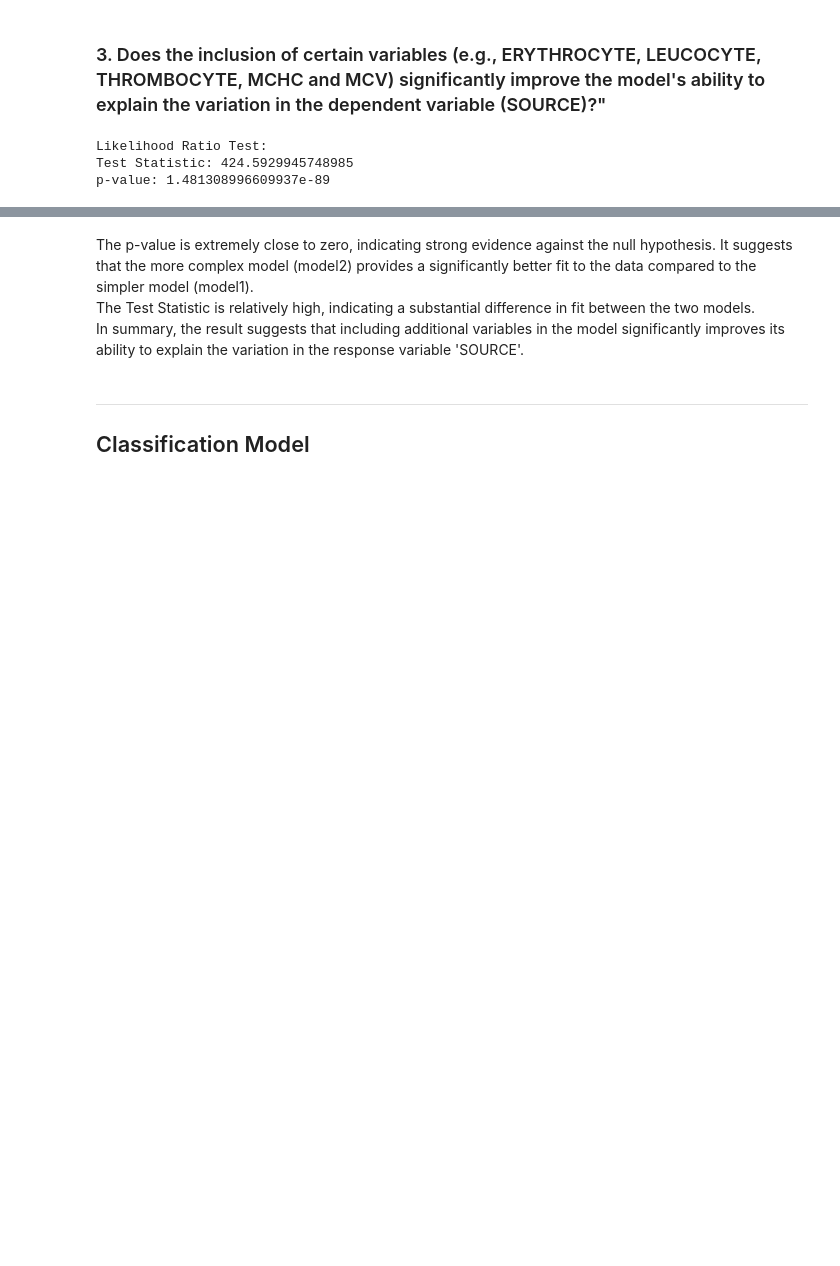
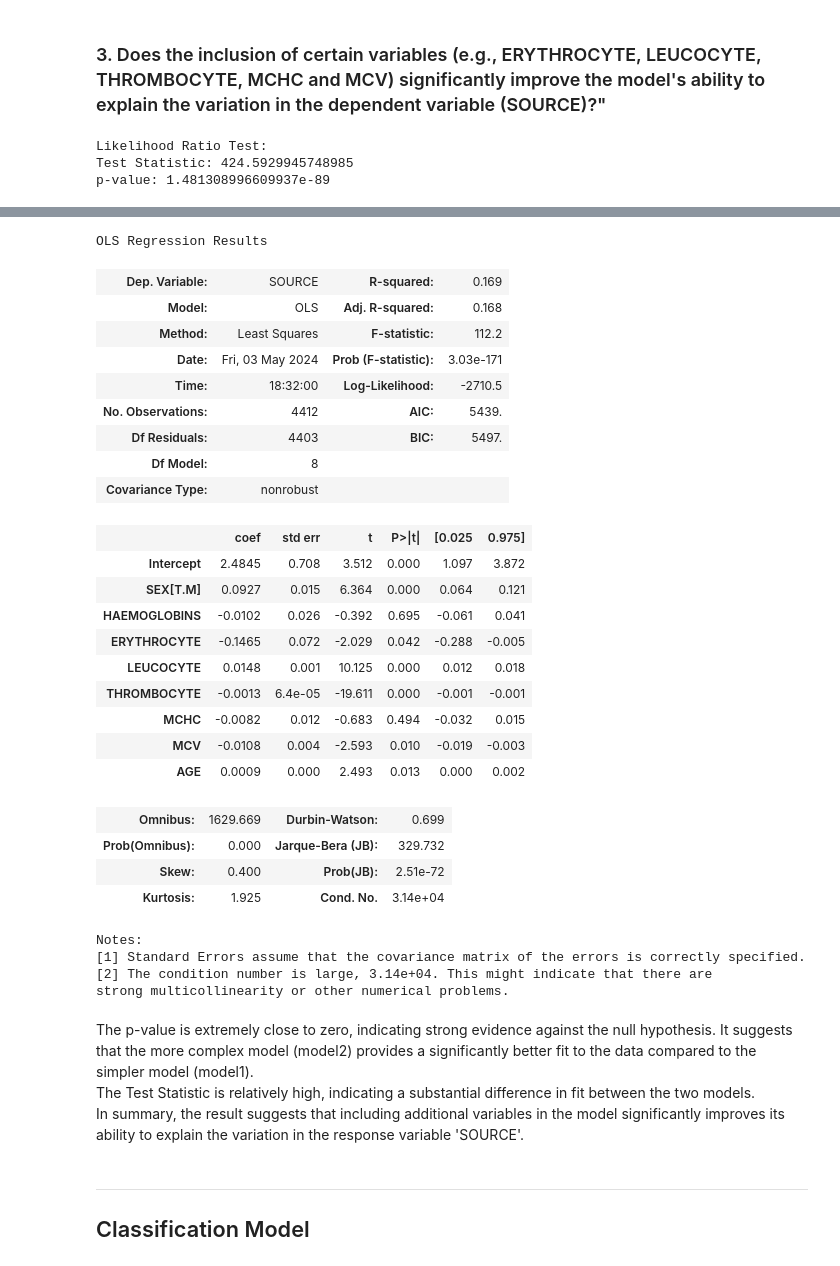
Before and after one commit to ChopinNo3Op9/EHC_Classification, a Jupyter notebook: ehc-classification.ipynb, the cells around one changed output, grey strips where cells are left out. Drawn from its saved outputs; the diff is of its cells as text; code cells hidden in the pictures; blank space fills up the shorter version.

Commit message:
feat: result summary

```diff
--- a/ehc-classification.ipynb
+++ b/ehc-classification.ipynb
@@ -663,3 +687,34 @@ p-value: 1.481308996609937e-89
+# %%
+result2.summary()
+# %% [output]
+OLS Regression Results
+| Dep. Variable: | SOURCE | R-squared: | 0.169 |
+| Model: | OLS | Adj. R-squared: | 0.168 |
+| Method: | Least Squares | F-statistic: | 112.2 |
+| Date: | Fri, 03 May 2024 | Prob (F-statistic): | 3.03e-171 |
+| Time: | 18:32:00 | Log-Likelihood: | -2710.5 |
+| No. Observations: | 4412 | AIC: | 5439. |
+| Df Residuals: | 4403 | BIC: | 5497. |
+| Df Model: | 8 |  |  |
+| Covariance Type: | nonrobust |  |  |
+|  | coef | std err | t | P>|t| | [0.025 | 0.975] |
+| Intercept | 2.4845 | 0.708 | 3.512 | 0.000 | 1.097 | 3.872 |
+| SEX[T.M] | 0.0927 | 0.015 | 6.364 | 0.000 | 0.064 | 0.121 |
+| HAEMOGLOBINS | -0.0102 | 0.026 | -0.392 | 0.695 | -0.061 | 0.041 |
+| ERYTHROCYTE | -0.1465 | 0.072 | -2.029 | 0.042 | -0.288 | -0.005 |
+| LEUCOCYTE | 0.0148 | 0.001 | 10.125 | 0.000 | 0.012 | 0.018 |
+| THROMBOCYTE | -0.0013 | 6.4e-05 | -19.611 | 0.000 | -0.001 | -0.001 |
+| MCHC | -0.0082 | 0.012 | -0.683 | 0.494 | -0.032 | 0.015 |
+| MCV | -0.0108 | 0.004 | -2.593 | 0.010 | -0.019 | -0.003 |
+| AGE | 0.0009 | 0.000 | 2.493 | 0.013 | 0.000 | 0.002 |
+| Omnibus: | 1629.669 | Durbin-Watson: | 0.699 |
+| Prob(Omnibus): | 0.000 | Jarque-Bera (JB): | 329.732 |
+| Skew: | 0.400 | Prob(JB): | 2.51e-72 |
+| Kurtosis: | 1.925 | Cond. No. | 3.14e+04 |
+Notes:
+[1] Standard Errors assume that the covariance matrix of the errors is correctly specified.
+[2] The condition number is large, 3.14e+04. This might indicate that there are
+strong multicollinearity or other numerical problems.
 # %% [markdown]
 The p-value is extremely close to zero, indicating strong evidence against the null hypothesis. It suggests that the more complex model (model2) provides a significantly better fit to the data compared to the simpler model (model1).
 The Test Statistic is relatively high, indicating a substantial difference in fit between the two models.
```
Also changed, not shown: parts of 2 cells of this notebook.
